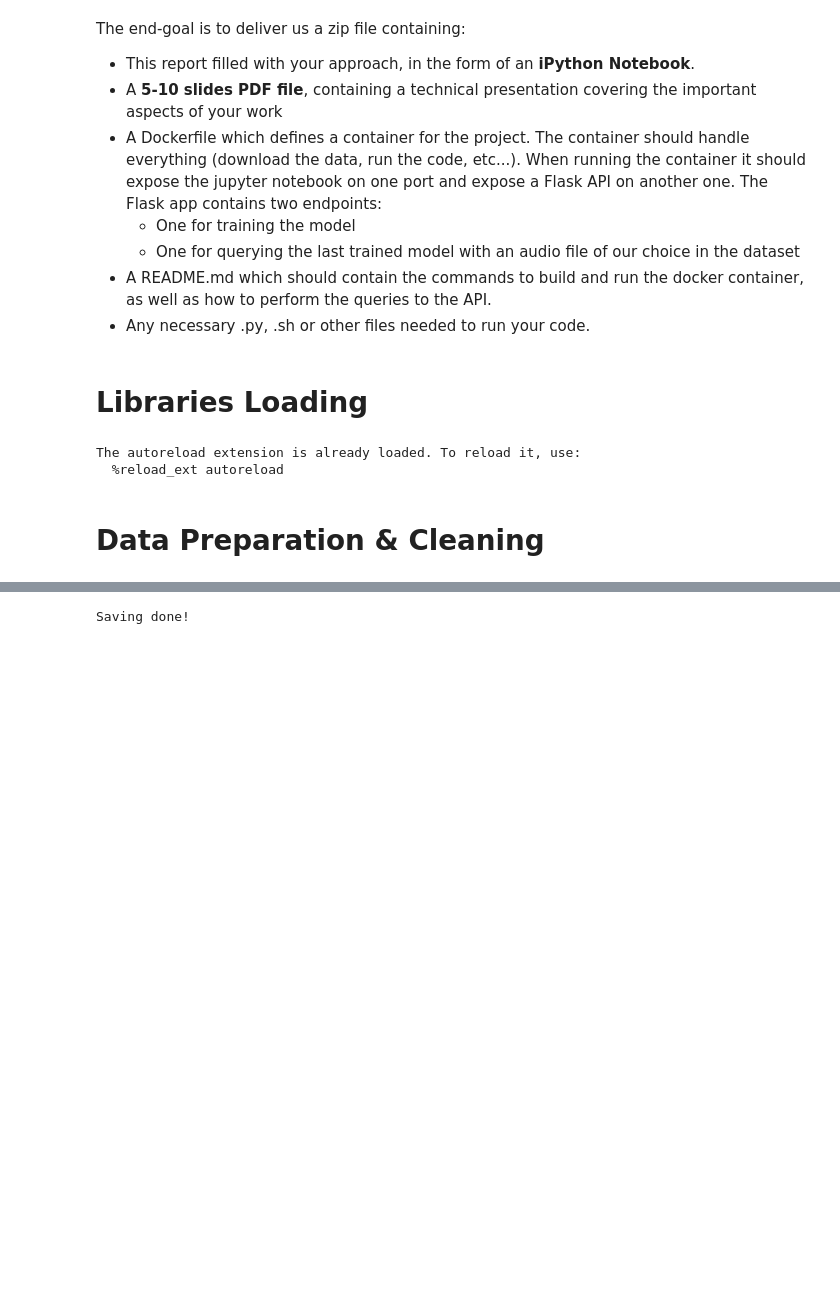
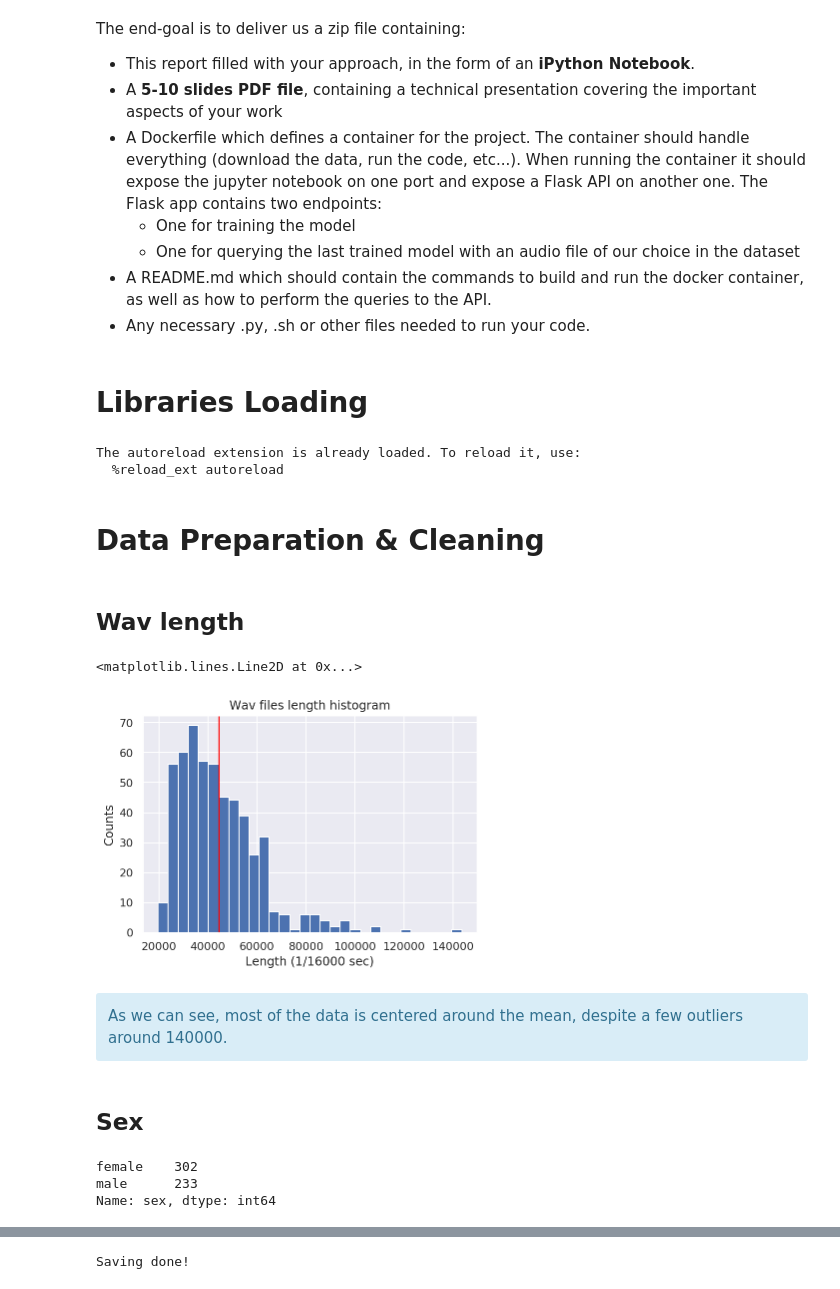
Before and after one commit to ymentha14/EmoDB, a Jupyter notebook: Report_SER.ipynb, the cells around one changed output, grey strips where cells are left out. Cells and saved outputs as stored; diff of their text form; code cells hidden in the pictures; blank space fills up the shorter version.

```diff
--- a/Report_SER.ipynb
+++ b/Report_SER.ipynb
@@ -97,3 +103,30 @@ The autoreload extension is already loaded. To reload it, use:
   %reload_ext autoreload
 # %% [markdown]
 # Data Preparation & Cleaning
+# %%
+data_df = load_pd_data()
+# %% [markdown]
+## Wav length
+# %%
+data_df['len'] = data_df.data.apply(len)
+mean = data_df.len.mean()
+data_df.len.hist(bins=30)
+plt.title('Wav files length histogram')
+plt.xlabel('Length (1/16000 sec)')
+plt.ylabel('Counts')
+plt.axvline(x=mean,color='red')
+# %% [output]
+<matplotlib.lines.Line2D at 0x...>
+[figure, added]
+# %% [markdown]
+<div class="alert alert-block alert-info">
+As we can see, most of the data is centered around the mean, despite a few outliers around 140000.
+</div>
+# %% [markdown]
+## Sex
+# %%
+data_df.sex.value_counts()
+# %% [output]
+female    302
+male      233
+Name: sex, dtype: int64
```
Also changed, not shown: parts of 49 cells of this notebook, 3 other files.
